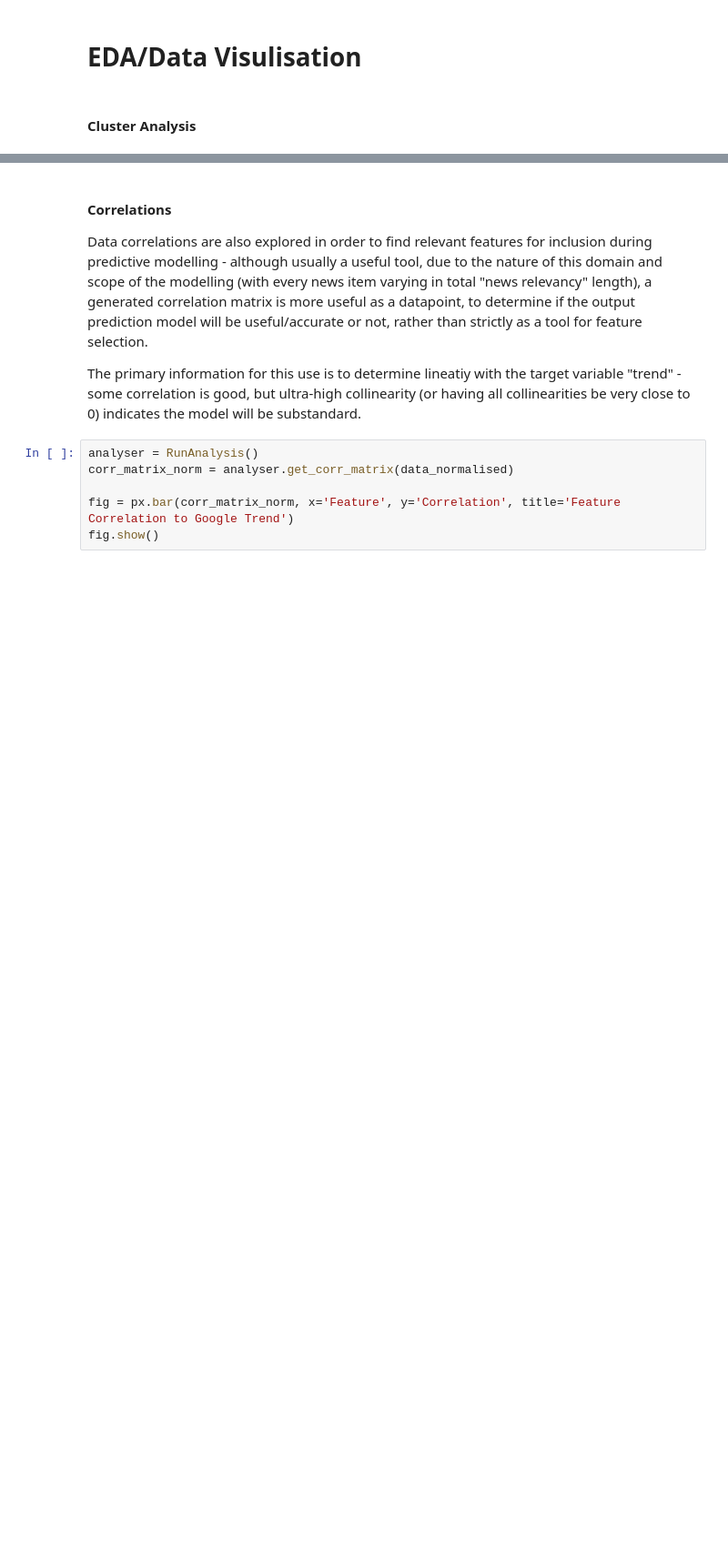
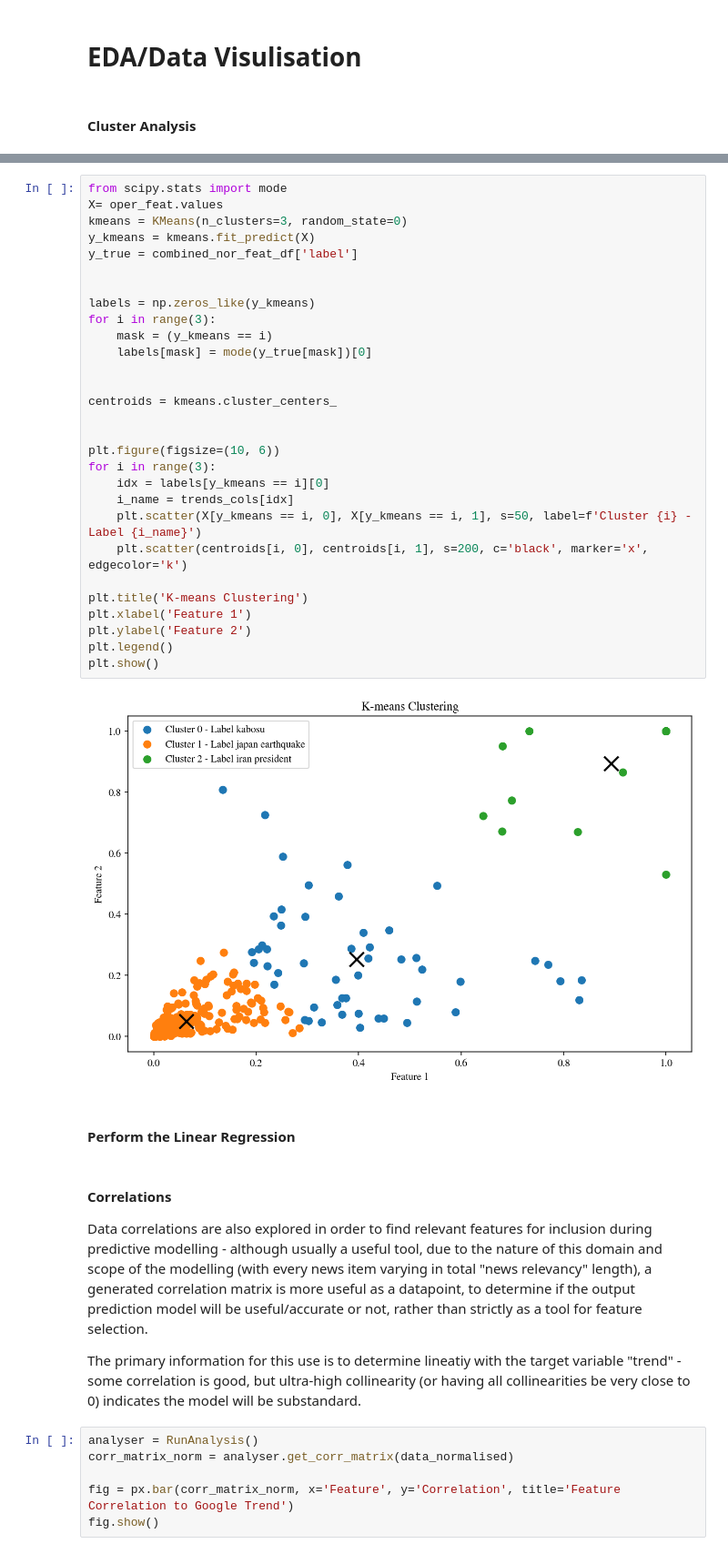
Before and after one commit to FibonacciAlex/755_project_4, a Jupyter notebook: Final Report Files - Group 2/Report - The News Trend Predictor - Data Mastery Group Project.ipynb, the cells around one changed output, grey strips where cells are left out. Shown: that part at 91% size. Cells and saved outputs as stored; diff of their text form; blank space fills up the shorter version.

```diff
--- a/Final Report Files - Group 2/Report - The News Trend Predictor - Data Mastery Group Project.ipynb
+++ b/Final Report Files - Group 2/Report - The News Trend Predictor - Data Mastery Group Project.ipynb
@@ -182,3 +216,36 @@ date
+# %%
+from scipy.stats import mode
+X= oper_feat.values
+kmeans = KMeans(n_clusters=3, random_state=0)
+y_kmeans = kmeans.fit_predict(X)
+y_true = combined_nor_feat_df['label']
+
+
+labels = np.zeros_like(y_kmeans)
+for i in range(3):
+    mask = (y_kmeans == i)
+    labels[mask] = mode(y_true[mask])[0]
+
+
+centroids = kmeans.cluster_centers_
+
+
+plt.figure(figsize=(10, 6))
+for i in range(3):
+    idx = labels[y_kmeans == i][0]
+    i_name = trends_cols[idx]
+    plt.scatter(X[y_kmeans == i, 0], X[y_kmeans == i, 1], s=50, label=f'Cluster {i} - Label {i_name}')
+    plt.scatter(centroids[i, 0], centroids[i, 1], s=200, c='black', marker='x', edgecolor='k')
+
+plt.title('K-means Clustering')
+plt.xlabel('Feature 1')
+plt.ylabel('Feature 2')
+plt.legend()
+plt.show()
+# %% [output]
+[figure, added]
+# %% [markdown]
+#### Perform the Linear Regression
 # %% [markdown]
 #### Correlations
 Data correlations are also explored in order to find relevant features for inclusion during predictive modelling - although usually a useful tool, due to the nature of this domain and scope of the modelling (with every news item varying in total "news relevancy" length), a generated correlation matrix is more useful as a datapoint, to determine if the output prediction model will be useful/accurate or not, rather than strictly as a tool for feature selection.
```
Also changed, not shown: parts of 9 cells of this notebook.
